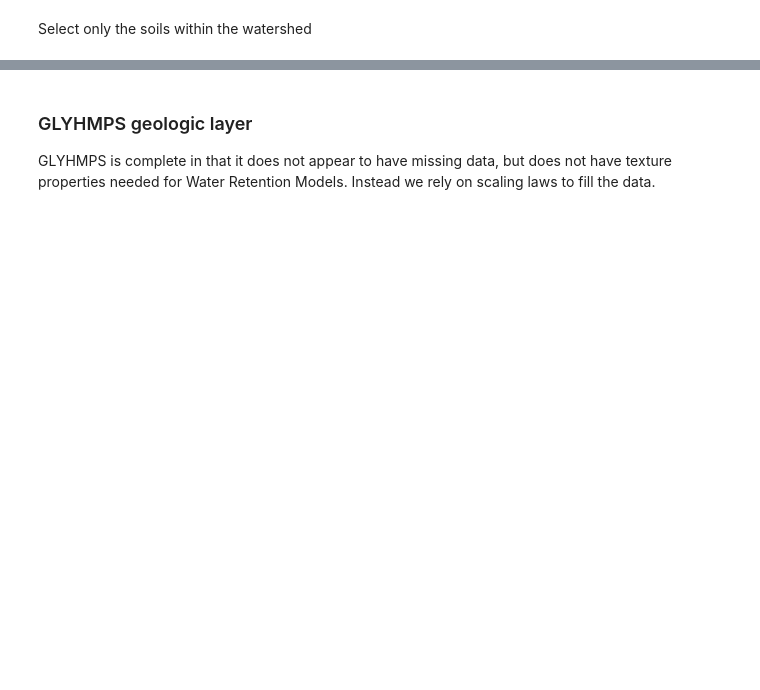
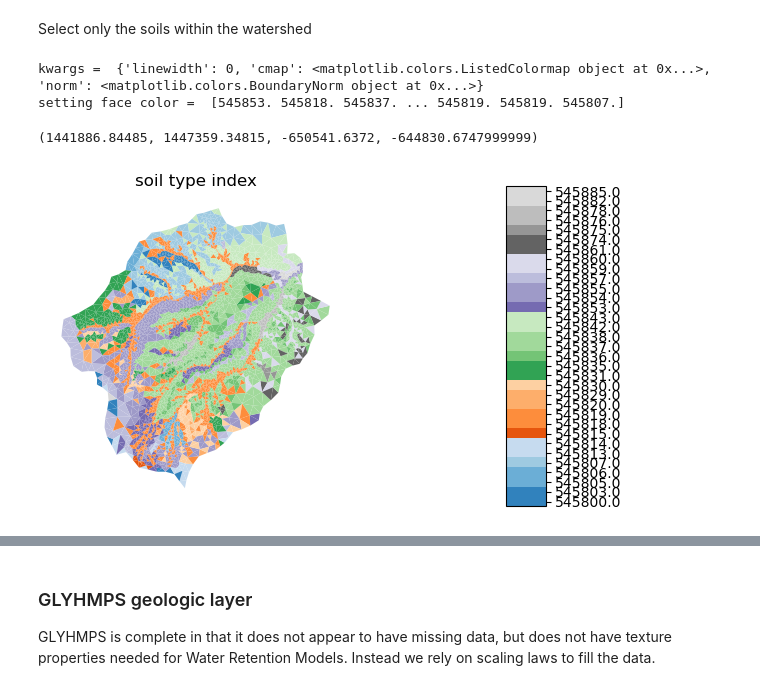
Before and after one commit to environmental-modeling-workflows/workshop-watershed-workflow-2024, a Jupyter notebook: notebooks/mesh_mixed_element_coweeta.ipynb, the cells around one changed output, grey strips where cells are left out. Saved outputs shown, nothing was run; the diff lists cells and outputs as text; code cells hidden in the pictures; blank space fills up the shorter version.

```diff
--- a/notebooks/mesh_mixed_element_coweeta.ipynb
+++ b/notebooks/mesh_mixed_element_coweeta.ipynb
@@ -658,9 +682,6 @@ watershed_workflow.regions.add_river_corridor_regions(m2, rivers)
 # %%
 ## add labeled sets for river corridor cells for reaches each stream order
 watershed_workflow.regions.add_regions_by_stream_order_rivers(m2, rivers)
-# %%
-## example of adding region for a reach by reach id
-watershed_workflow.regions.add_region_by_reach_id(m2, rivers[0], reach_ids=[str(25000400040729)])
 # %%
 for ls in m2.labeled_sets:
     print(f'{ls.setid} : {ls.entity} : {len(ls.ent_ids)} : "{ls.name}"')
@@ -694,17 +764,22 @@ Select only the soils within the watershed
 # %%
 # plot the soil mukey
 indices, cmap, norm, ticks, labels = watershed_workflow.colors.generate_indexed_colormap(soil_color, cmap='tab20c')
 fig, ax = watershed_workflow.plot.get_ax(crs)
 
 mp = watershed_workflow.plot.mesh(m2, crs, ax=ax, facecolor='color',
                         linewidth=0, color=soil_color,
                         cmap=cmap, norm = norm
                        )
 
-watershed_workflow.colors.colorbar_index(ncolors=len(np.unique(soil_color)), cmap=cmap, labels=labels)
+watershed_workflow.colors.colorbar_index(ncolors=len(np.unique(soil_color)), cmap=cmap, labels=labels, cax=fig.add_axes(rect=[0.9,0.1,0.05,0.8]))
 
 ax.set_title('soil type index')
 ax.axis('off')
+# %% [output]
+kwargs =  {'linewidth': 0, 'cmap': <matplotlib.colors.ListedColormap object at 0x...>, 'norm': <matplotlib.colors.BoundaryNorm object at 0x...>}
+setting face color =  [545853. 545818. 545837. ... 545819. 545819. 545807.]
+(1441886.84485, 1447359.34815, -650541.6372, -644830.6747999999)
+[figure, added]
 # %%
 # what does soil thickness look like?
 soil_thickness = np.empty(soil_color.shape, 'd')
```
Also changed, not shown: parts of 36 cells of this notebook.
